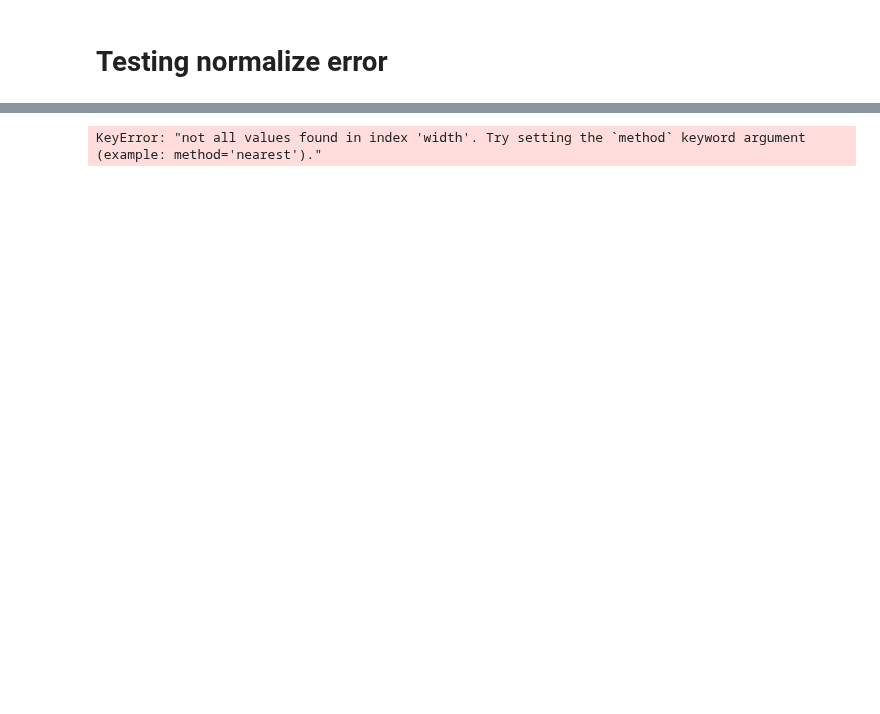
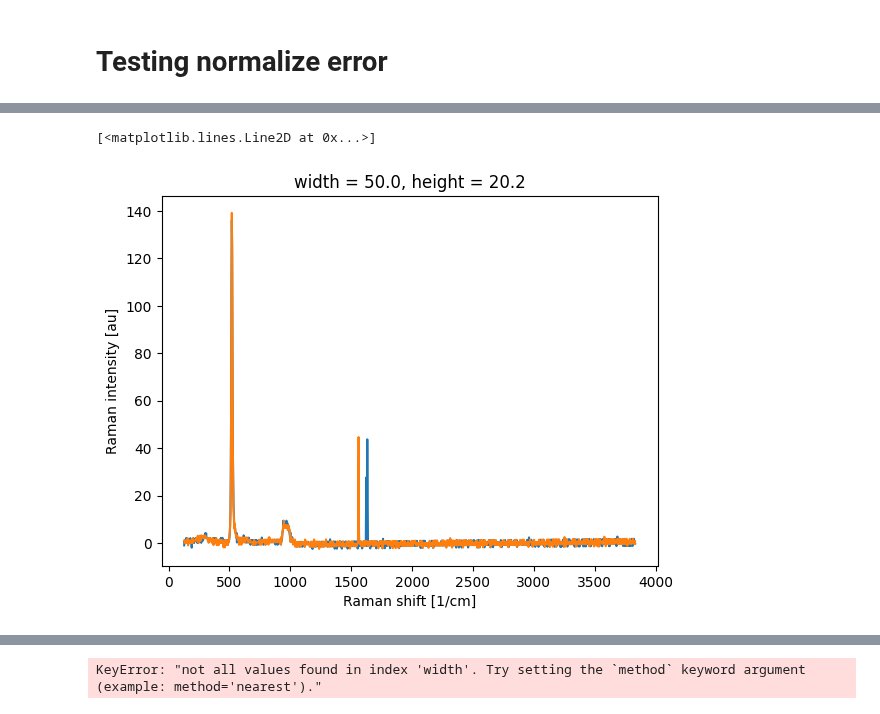
Before and after one commit to zrbyte/ramantools, a Jupyter notebook: testing.ipynb, the cells around one changed output, grey strips where cells are left out. Saved outputs shown, nothing was run; the diff lists cells and outputs as text; code cells hidden in the pictures; blank space fills up the shorter version.

```diff
--- a/testing.ipynb
+++ b/testing.ipynb
@@ -44,0 +50,6 @@ temp = m_flake.mapxr.sel(ramanshift = 1582, method = 'nearest')
+# %%
+m_flake.mapxr.sel(width = 41.5, height = 33, method = 'nearest').plot()
+m_flake.mapxr.sel(width = 50, height = 20.4, method = 'nearest').plot()
+# %% [output]
+[<matplotlib.lines.Line2D at 0x...>]
+[figure, added]
```
Also changed, not shown: parts of 14 cells of this notebook, 1 other file.
